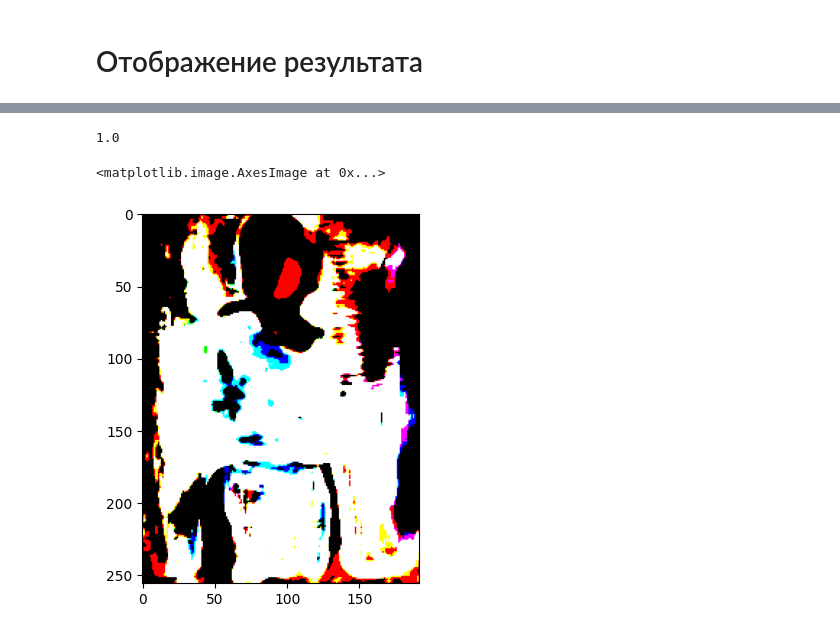
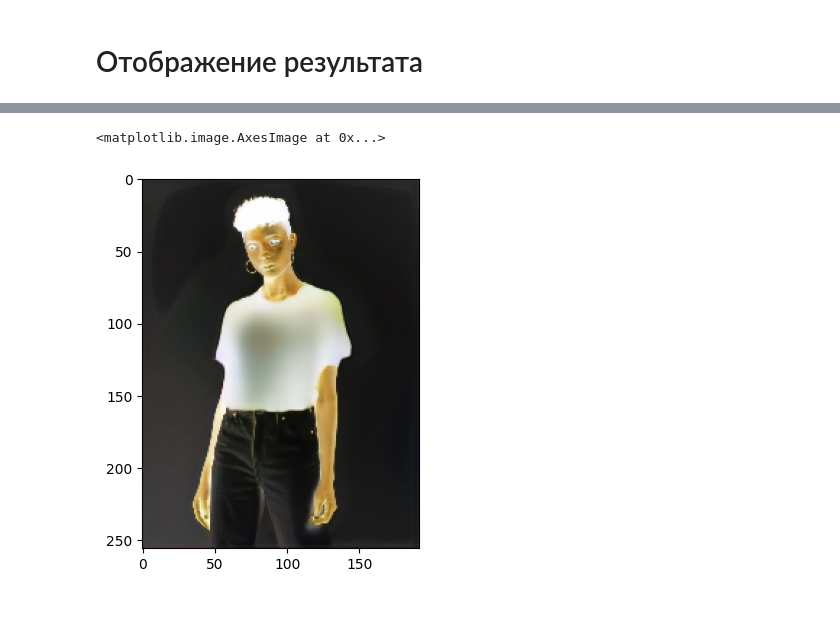
Before and after one commit to EgorProkopov/SMBackEnd, a Jupyter notebook: LookGenerator/networks_training/checking_encoder_decoder.ipynb, the cells around one changed output, grey strips where cells are left out. Saved outputs shown, nothing was run; the diff lists cells and outputs as text; code cells hidden in the pictures.

```diff
--- a/LookGenerator/networks_training/checking_encoder_decoder.ipynb
+++ b/LookGenerator/networks_training/checking_encoder_decoder.ipynb
@@ -11,8 +11,8 @@ from LookGenerator.networks.utils import load_model
 # %% [markdown]
 # Загрузка изображений
 # %%
-root = r"C:\Users\DenisovDmitrii\Desktop\forEncoder\val"
-file_name = r"00006_00"
+root = r"C:\Users\Даша\кто\мусор\zalando-hd-resized\val"
+file_name = r"00013_00"
 
 human_image = load_image(root, r"imageWithNoCloth", file_name, ".png")
 clothes = load_image(root, r"cloth", file_name, r".jpg")
@@ -55,7 +55,7 @@ input_bin_transform = transforms.Compose([
 # %%
 model_input = prepare_images_for_encoder(human_image, pose_points, clothes, input_rgb_transform, input_bin_transform).float()
 # %%
-weights_dir = r"C:\Users\DenisovDmitrii\OneDrive - ITMO UNIVERSITY\peopleDetector\encoder\weights\session5\unet_epoch_159.pt"
+weights_dir = r"C:\Users\Даша\PycharmProjects\SMBackEnd\LookGenerator\weights\unet_epoch_59.pt"
 # %%
 model = EncoderDecoder(in_channels=6, out_channels=3)
 model = load_model(model, weights_dir)
@@ -73,11 +93,11 @@ model_output = model(model_input)
 # %%
 model_output = to_array_from_decoder(model_output)
-# %%
-model_output.max()
-# %% [output]
-1.0
-# %%
-show_array_as_image(model_output)
-# %% [output]
-<matplotlib.image.AxesImage at 0x...>
-[figure, removed]
+# %%
+c = np.array(model_output[:,:,0])
+model_output[:,:,0] = model_output[:,:,2]
+model_output[:,:,2] = c
+# %%
+show_array_as_image(np.invert(np.uint8(255*model_output)))
+# %% [output]
+<matplotlib.image.AxesImage at 0x...>
+[figure, added]
```
Also changed, not shown: parts of 1 cell of this notebook.
